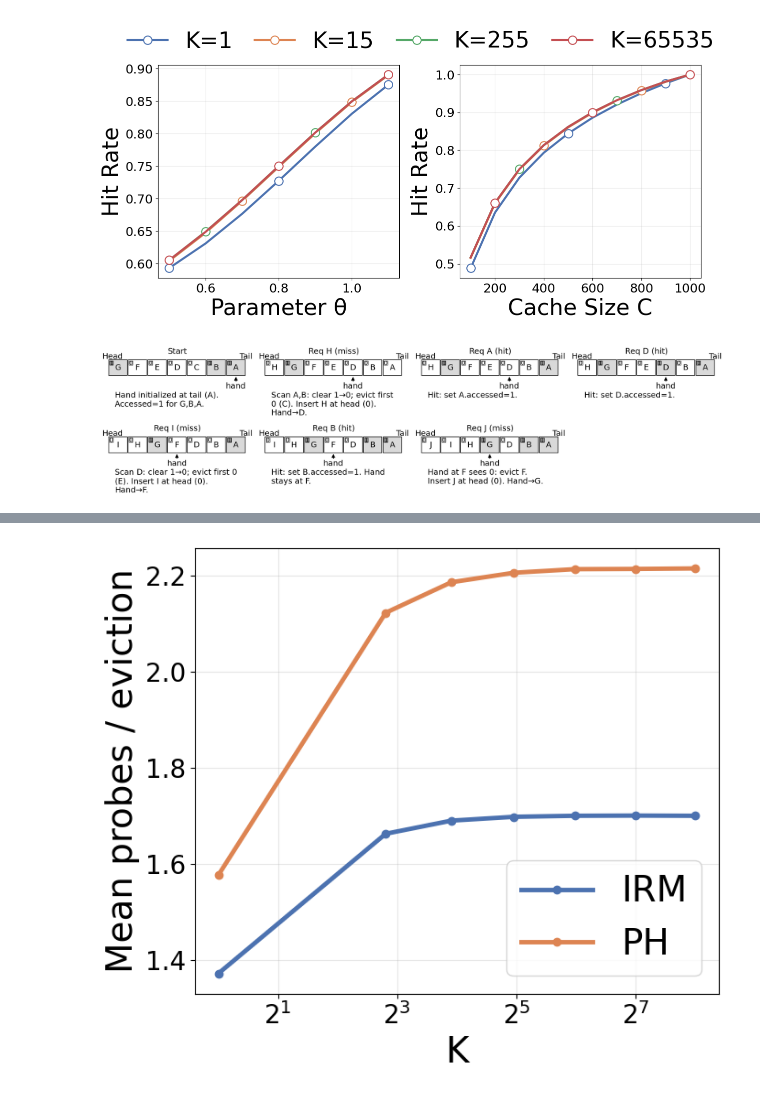
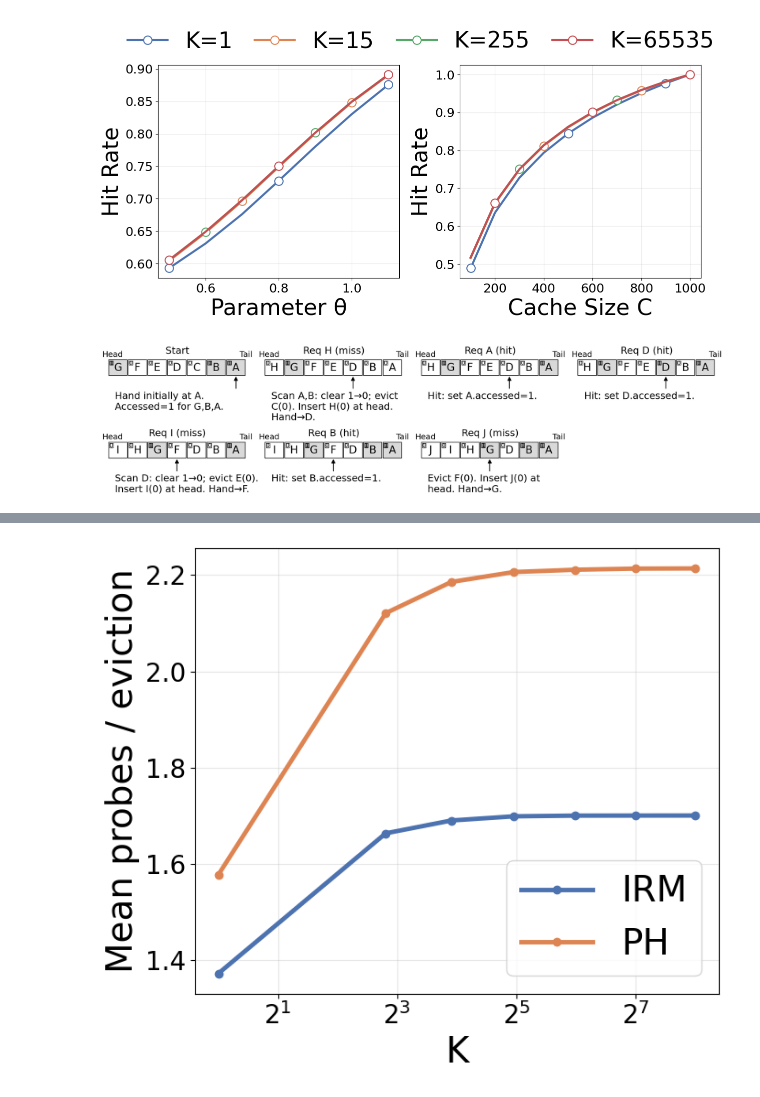
Before and after one commit to Effygal/cache-modeling, a Jupyter notebook: ran-clock-sieve.ipynb, the cells around one changed output, grey strips where cells are left out. Drawn from its saved outputs; the diff is of its cells as text; code cells hidden in the pictures.

```diff
--- a/ran-clock.ipynb
+++ b/ran-clock-sieve.ipynb
@@ -20,9 +20,9 @@ np.random.seed(44)
 def gen_from_zipf(M, n, a):
     p = 1.0 / np.power(np.arange(1, M + 1), a)
     p = p / p.sum()
-    return np.random.choice(M, size=n, p=p)
+    return p, np.random.choice(M, size=n, p=p)
 
-def gen_ph(m, theta, length):
+def gen_he(m, theta, length):
     p = 1.0 / np.power(np.arange(1, m + 1), theta)
     p = p / p.sum()
     cp = np.cumsum(p)
@@ -434,3 +279,9 @@ df_err.to_csv("data/maes.csv", index=True)
+# %%
+# df_mr.to_pickle("df_mr.pkl")
+# df_err.to_pickle("df_err.pkl")
+
+df_mr = pd.read_pickle("df_mr.pkl")
+df_err = pd.read_pickle("df_err.pkl")
 # %%
 
 from matplotlib.ticker import ScalarFormatter
@@ -1584,27 +1442,27 @@ from matplotlib.patches import Rectangle, FancyArrowPatch
 
 panels = [
     {"title":"Start","queue":list("GFEDCBA"),"visited_ones":{"G","B","A"},"hand":"A",
-     "note":"Hand initialized at tail (A). Accessed=1 for G,B,A."},
+     "note":"Hand initially at A. Accessed=1 for G,B,A."},
     {"title":"Req H (miss)","queue":list("HGFEDBA"),"visited_ones":{"G"},"hand":"D",
-     "note":"Scan A,B: clear 1→0; evict first 0 (C). Insert H at head (0). Hand→D."},
+     "note":"Scan A,B: clear 1→0; evict C(0). Insert H(0) at head. Hand→D."},
     {"title":"Req A (hit)","queue":list("HGFEDBA"),"visited_ones":{"G","A"},"hand":"D",
      "note":"Hit: set A.accessed=1."},
     {"title":"Req D (hit)","queue":list("HGFEDBA"),"visited_ones":{"G","A","D"},"hand":"D",
      "note":"Hit: set D.accessed=1."},
     {"title":"Req I (miss)","queue":list("IHGFDBA"),"visited_ones":{"G","A"},"hand":"F",
-     "note":"Scan D: clear 1→0; evict first 0 (E). Insert I at head (0). Hand→F."},
+     "note":"Scan D: clear 1→0; evict E(0). Insert I(0) at head. Hand→F."},
      {"title":"Req B (hit)","queue":list("IHGFDBA"),"visited_ones":{"G","A","B"},"hand":"F",
- "note":"Hit: set B.accessed=1. Hand stays at F."},
+ "note":"Hit: set B.accessed=1."},
     {"title":"Req J (miss)","queue":list("JIHGDBA"),"visited_ones":{"G","A","B"},"hand":"G",
-     "note":"Hand at F sees 0: evict F. Insert J at head (0). Hand→G."},
+     "note":"Evict F(0). Insert J(0) at head. Hand→G."},
 ]
 
-FS_TITLE = 18
+FS_TITLE = 22
 FS_HEADTAIL = 18
-FS_ITEM = 18
+FS_ITEM = 24
 FS_BIT = 12
 FS_HAND = 18
-FS_NOTE = 18
+FS_NOTE = 22
 FS_SCAN = 13
 
 def draw_queue(ax, queue, visited_ones, hand_item):
@@ -1612,8 +1470,8 @@ def draw_queue(ax, queue, visited_ones, hand_item):
     ax.set_xlim(0, 10)
     ax.set_ylim(0, 3)
 
-    ax.text(0.2, 2.3, "Head", fontsize=FS_HEADTAIL, ha="left", va="center")
-    ax.text(9.8, 2.3, "Tail", fontsize=FS_HEADTAIL, ha="right", va="center")
+    ax.text(0.2, 2.4, "Head", fontsize=FS_HEADTAIL, ha="left", va="center")
+    ax.text(9.8, 2.4, "Tail", fontsize=FS_HEADTAIL, ha="right", va="center")
 
     n = len(queue)
     x0, y0 = 0.6, 1.2
@@ -1637,39 +1495,39 @@ def draw_queue(ax, queue, visited_ones, hand_item):
                 fontsize=FS_BIT, ha="center", va="center")
 
         if item == hand_item:
-            arrow = FancyArrowPatch((x + (W * 0.95) / 2, y0 - 0.38),
-                                    (x + (W * 0.95) / 2, y0 - 0.02),
-                                    arrowstyle='-|>', mutation_scale=16,
-                                    linewidth=1.6, color="black")
+            arrow = FancyArrowPatch((x + (W * 0.95) / 2, y0 - 0.78),
+                                    (x + (W * 0.95) / 2, y0 - 0.0),
+                                    arrowstyle='-|>', mutation_scale=18,
+                                    linewidth=1.8, color="black")
             ax.add_patch(arrow)
-            ax.text(x + (W * 0.95) / 2, y0 - 0.38, "hand", fontsize=FS_HAND, ha="center", va="top")
+            # ax.text(x + (W * 0.95) / 2, y0 - 0.38, "hand", fontsize=FS_HAND, ha="center", va="top")
 
     # ax.annotate("scan direction", xy=(8.9, 0.52), xytext=(1.2, 0.52),
     #             arrowprops=dict(arrowstyle="<-", linewidth=1.4),
     #             fontsize=FS_SCAN, ha="left", va="center")
 
 
 
 fig = plt.figure(figsize=(20, 5))
 gs = fig.add_gridspec(2, 4, wspace=0)
 axes = [fig.add_subplot(gs[i]) for i in range(7)]
 
 import textwrap
 
 for ax, p in zip(axes, panels):
     ax.set_title(p["title"], fontsize=FS_TITLE, y=0.82, pad=0)
     draw_queue(ax, p["queue"], p["visited_ones"], p["hand"])
-    note = textwrap.fill(p["note"], width=32)
+    note = textwrap.fill(p["note"], width=30)
     ax.text(0.1, 0.1, note, transform=ax.transAxes,
             fontsize=FS_NOTE, ha="left", va="top")
 
 
 plt.tight_layout()
 # fig.savefig("sieve_example_static_diagram_bigfont.png", dpi=220, bbox_inches="tight")
 # fig.savefig("sieve_example_static_diagram_bigfont.svg", bbox_inches="tight")
-fig.savefig("figures/sieve_example_diagram.pdf", bbox_inches="tight", format='pdf')
+# fig.savefig("figures/sieve_example_diagram.pdf", bbox_inches="tight", format='pdf')
 plt.show()
 plt.close(fig)
 # %% [output]
-[figure, old version]
+[figure, new version]
 # %%
```
Also changed, not shown: parts of 15 cells of this notebook.
